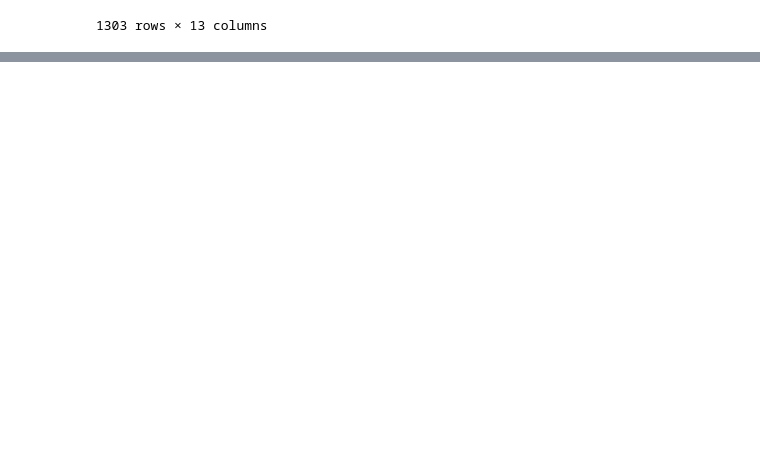
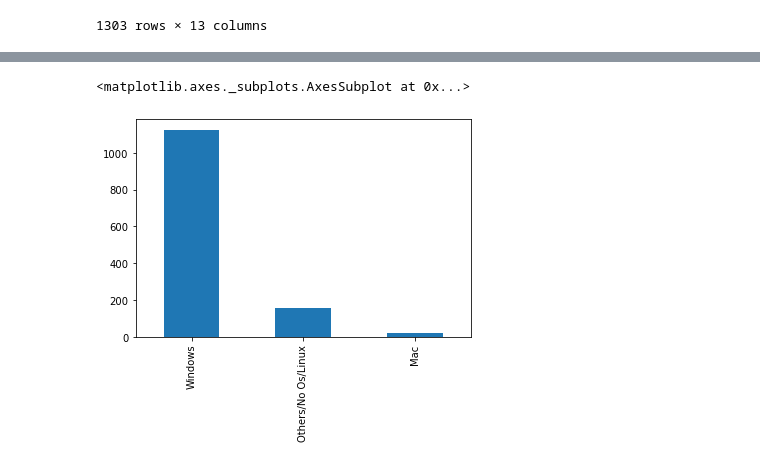
Before and after one commit to lalchhabi/laptop_price_predictor, a Jupyter notebook: Laptop_price_predictor.ipynb, the cells around one changed output, grey strips where cells are left out. Drawn from its saved outputs; the diff is of its cells as text; code cells hidden in the pictures; blank space fills up the shorter version.

```diff
--- a/Laptop_price_predictor.ipynb
+++ b/Laptop_price_predictor.ipynb
@@ -452,0 +855,5 @@ def fetch_processor(text):
+# %%
+df['OS'].value_counts().plot(kind ='bar')
+# %% [output]
+<matplotlib.axes._subplots.AxesSubplot at 0x...>
+[figure, added]
```
Also changed, not shown: parts of 114 cells of this notebook.
